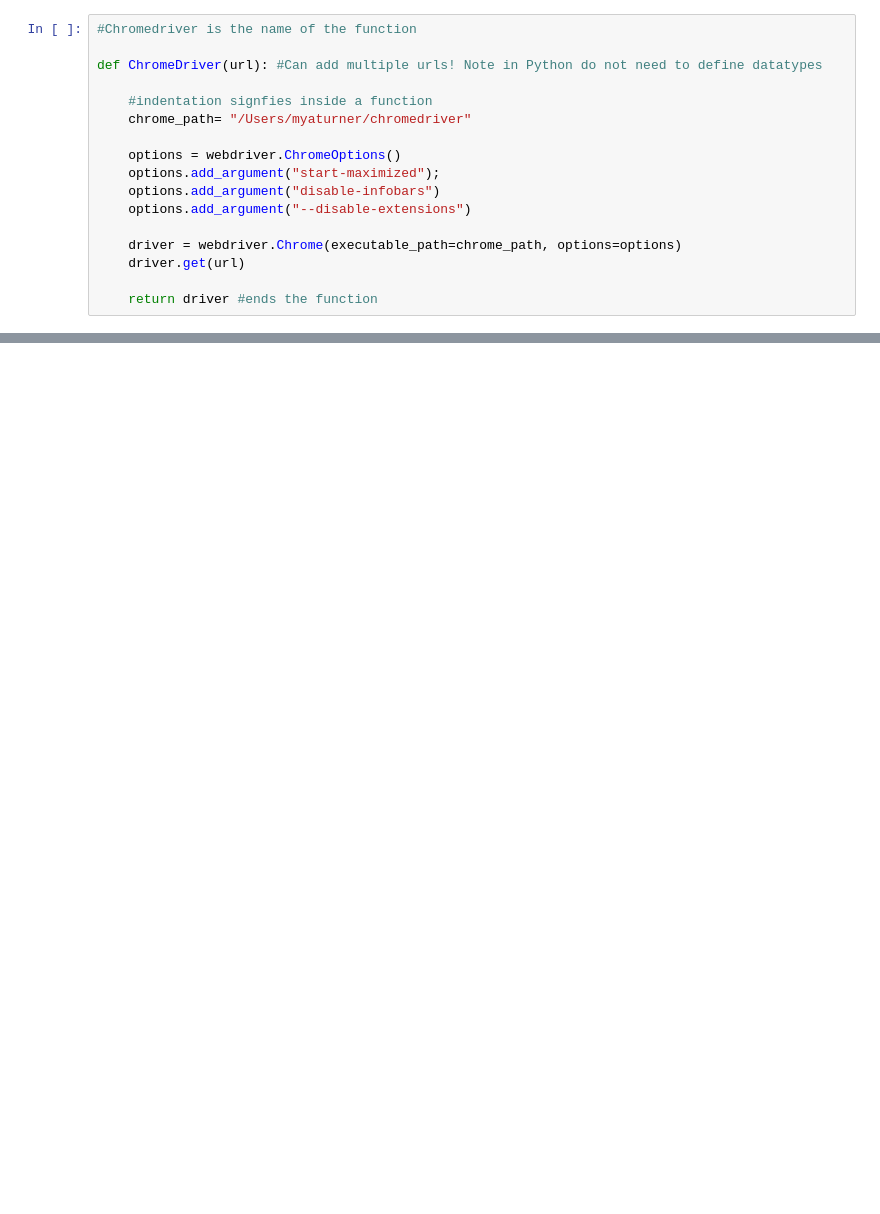
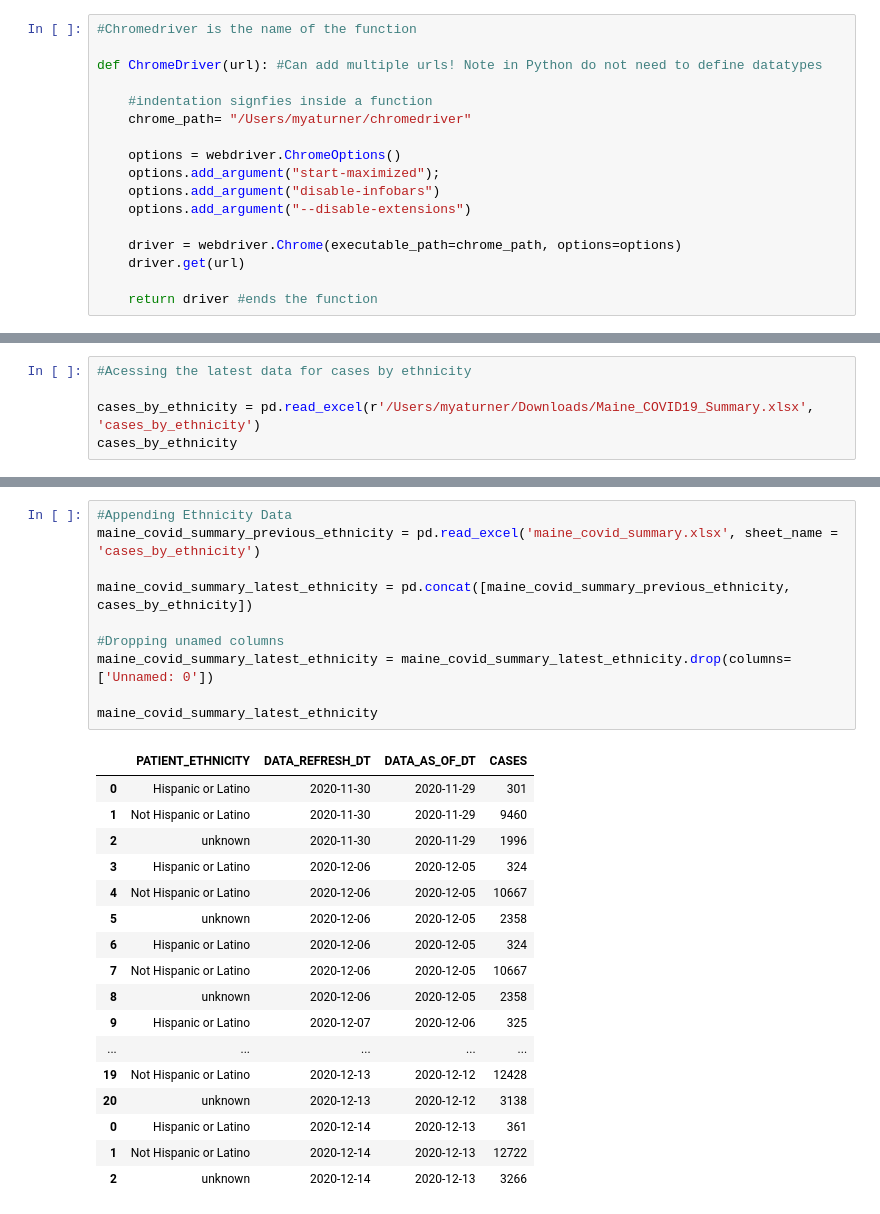
Before and after one commit to BU-Spark/CARR-x-Spark-COVID-Racial-Data-Tracker, a Jupyter notebook: Scraper - XLSX:Google Sheets:CSV/Webscraper_ME.ipynb, the cells around one changed output, grey strips where cells are left out. Cells and saved outputs as stored; diff of their text form; blank space fills up the shorter version.

```diff
--- a/Scraper - XLSX:Google Sheets:CSV/Webscraper_ME.ipynb
+++ b/Scraper - XLSX:Google Sheets:CSV/Webscraper_ME.ipynb
@@ -59,0 +103,5 @@ maine_covid_summary_cases_by_ethnicity
+# %%
+#Acessing the latest data for cases by ethnicity
+
+cases_by_ethnicity = pd.read_excel(r'/Users/myaturner/Downloads/Maine_COVID19_Summary.xlsx', 'cases_by_ethnicity')
+cases_by_ethnicity
@@ -59,0 +144,28 @@ maine_covid_summary_cases_by_ethnicity
+# %%
+#Appending Ethnicity Data
+maine_covid_summary_previous_ethnicity = pd.read_excel('maine_covid_summary.xlsx', sheet_name = 'cases_by_ethnicity')
+
+maine_covid_summary_latest_ethnicity = pd.concat([maine_covid_summary_previous_ethnicity, cases_by_ethnicity])
+
+#Dropping unamed columns
+maine_covid_summary_latest_ethnicity = maine_covid_summary_latest_ethnicity.drop(columns=['Unnamed: 0'])
+
+maine_covid_summary_latest_ethnicity
+# %% [output]
+|  | PATIENT_ETHNICITY | DATA_REFRESH_DT | DATA_AS_OF_DT | CASES |
+| 0 | Hispanic or Latino | 2020-11-30 | 2020-11-29 | 301 |
+| 1 | Not Hispanic or Latino | 2020-11-30 | 2020-11-29 | 9460 |
+| 2 | unknown | 2020-11-30 | 2020-11-29 | 1996 |
+| 3 | Hispanic or Latino | 2020-12-06 | 2020-12-05 | 324 |
+| 4 | Not Hispanic or Latino | 2020-12-06 | 2020-12-05 | 10667 |
+| 5 | unknown | 2020-12-06 | 2020-12-05 | 2358 |
+| 6 | Hispanic or Latino | 2020-12-06 | 2020-12-05 | 324 |
+| 7 | Not Hispanic or Latino | 2020-12-06 | 2020-12-05 | 10667 |
+| 8 | unknown | 2020-12-06 | 2020-12-05 | 2358 |
+| 9 | Hispanic or Latino | 2020-12-07 | 2020-12-06 | 325 |
+| ... | ... | ... | ... | ... |
+| 19 | Not Hispanic or Latino | 2020-12-13 | 2020-12-12 | 12428 |
+| 20 | unknown | 2020-12-13 | 2020-12-12 | 3138 |
+| 0 | Hispanic or Latino | 2020-12-14 | 2020-12-13 | 361 |
+| 1 | Not Hispanic or Latino | 2020-12-14 | 2020-12-13 | 12722 |
+| 2 | unknown | 2020-12-14 | 2020-12-13 | 3266 |
```
Also changed, not shown: parts of 24 cells of this notebook.
